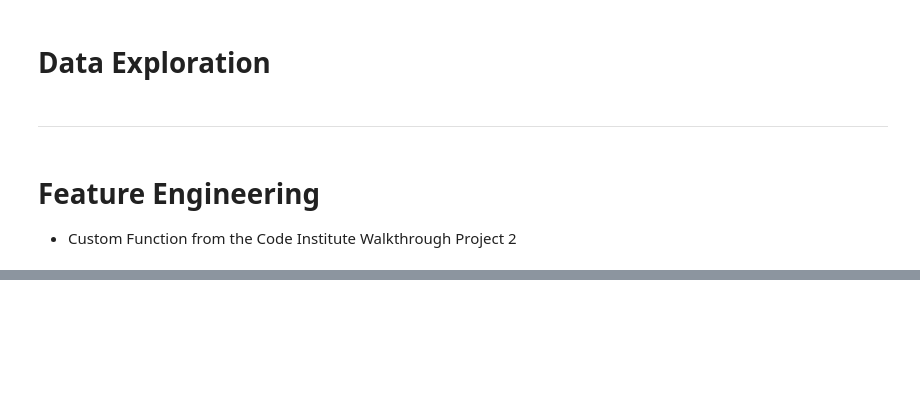
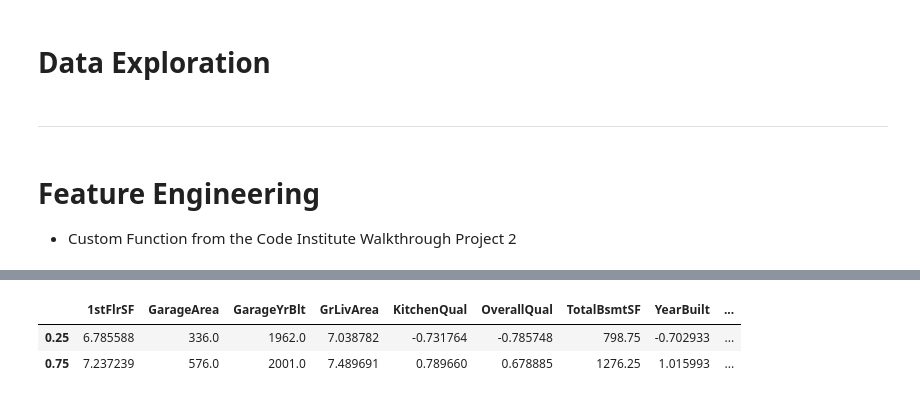
Before and after one commit to dvudd/CI_PP5, a Jupyter notebook: jupyter_notebooks/04 - FeatureEngineering.ipynb, the cells around one changed output, grey strips where cells are left out. Saved outputs shown, nothing was run; the diff lists cells and outputs as text; code cells hidden in the pictures; blank space fills up the shorter version.

Commit message:
feat: adds numerical transformations, winsoriser and SCS

```diff
--- a/jupyter_notebooks/04 - FeatureEngineering.ipynb
+++ b/jupyter_notebooks/04 - FeatureEngineering.ipynb
@@ -293,0 +412,17 @@ df_engineering = FeatureEngineeringAnalysis(
+# %%
+from sklearn.preprocessing import PowerTransformer, FunctionTransformer
+from scipy.stats import boxcox_normmax
+import numpy as np
+
+transformers = {
+    '1stFlrSF': FunctionTransformer(np.log1p, validate=True),
+    'GrLivArea': FunctionTransformer(np.log1p, validate=True),
+    'KitchenQual': PowerTransformer(method='yeo-johnson', standardize=True),
+    'OverallQual': PowerTransformer(method='yeo-johnson', standardize=True),
+    'YearBuilt': PowerTransformer(method='yeo-johnson', standardize=True),
+    'YearRemodAdd': PowerTransformer(method='yeo-johnson', standardize=True)
+}
+
+for feature, transformer in transformers.items():
+    TrainSet[feature] = transformer.fit_transform(TrainSet[[feature]])
+    TestSet[feature] = transformer.transform(TestSet[[feature]])
@@ -293,0 +431,4 @@ df_engineering = FeatureEngineeringAnalysis(
+# %%
+df_engineering = TrainSet.copy()
+
+print_results(df_engineering)
@@ -293,0 +446,7 @@ df_engineering = FeatureEngineeringAnalysis(
+# %%
+quartiles = df_engineering[df_engineering.columns].quantile([0.25, 0.75])
+quartiles
+# %% [output]
+|  | 1stFlrSF | GarageArea | GarageYrBlt | GrLivArea | KitchenQual | OverallQual | TotalBsmtSF | YearBuilt | ... |
+| 0.25 | 6.785588 | 336.0 | 1962.0 | 7.038782 | -0.731764 | -0.785748 | 798.75 | -0.702933 | ... |
+| 0.75 | 7.237239 | 576.0 | 2001.0 | 7.489691 | 0.789660 | 0.678885 | 1276.25 | 1.015993 | ... |
```
Also changed, not shown: parts of 26 cells of this notebook, 3 other files.
